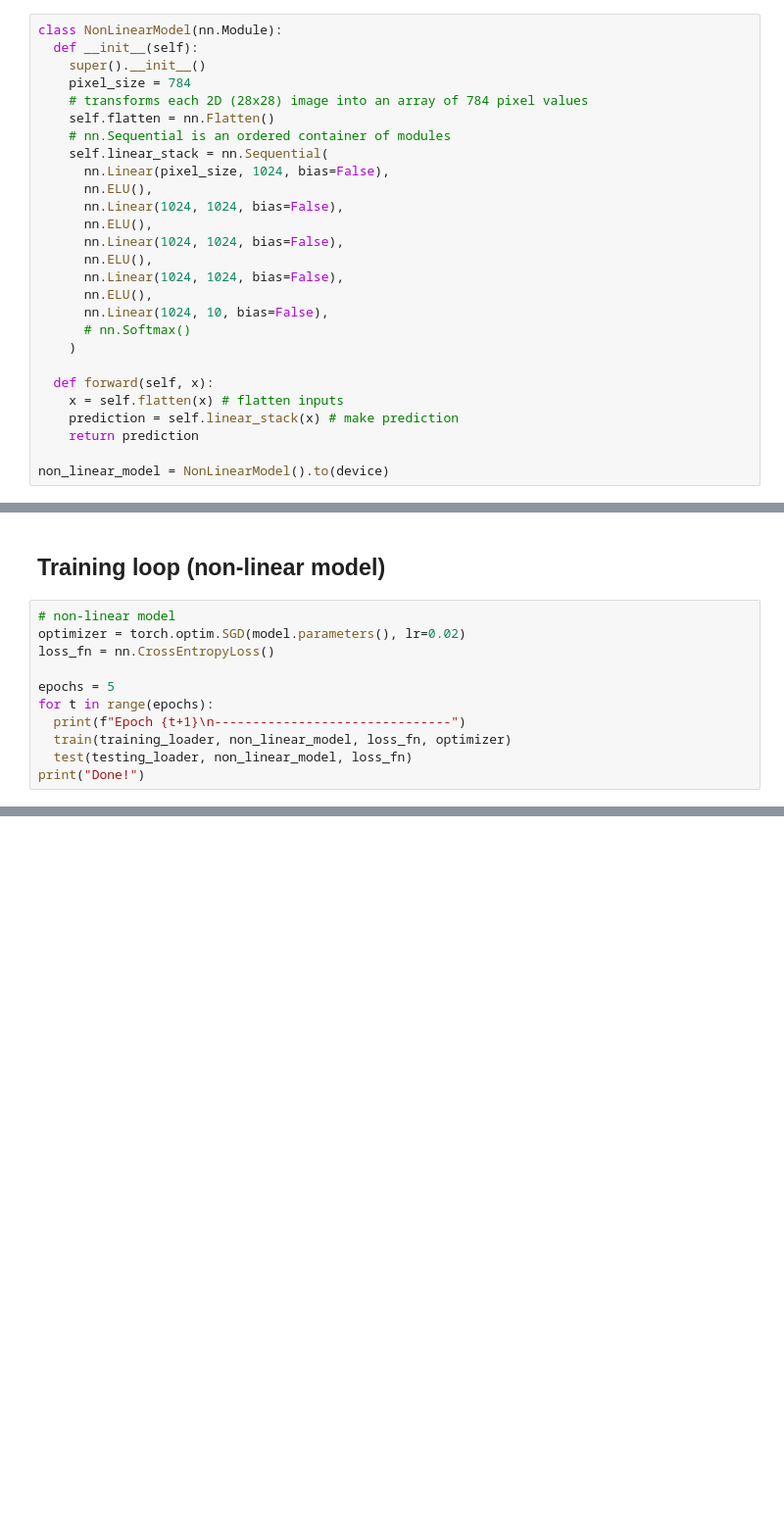
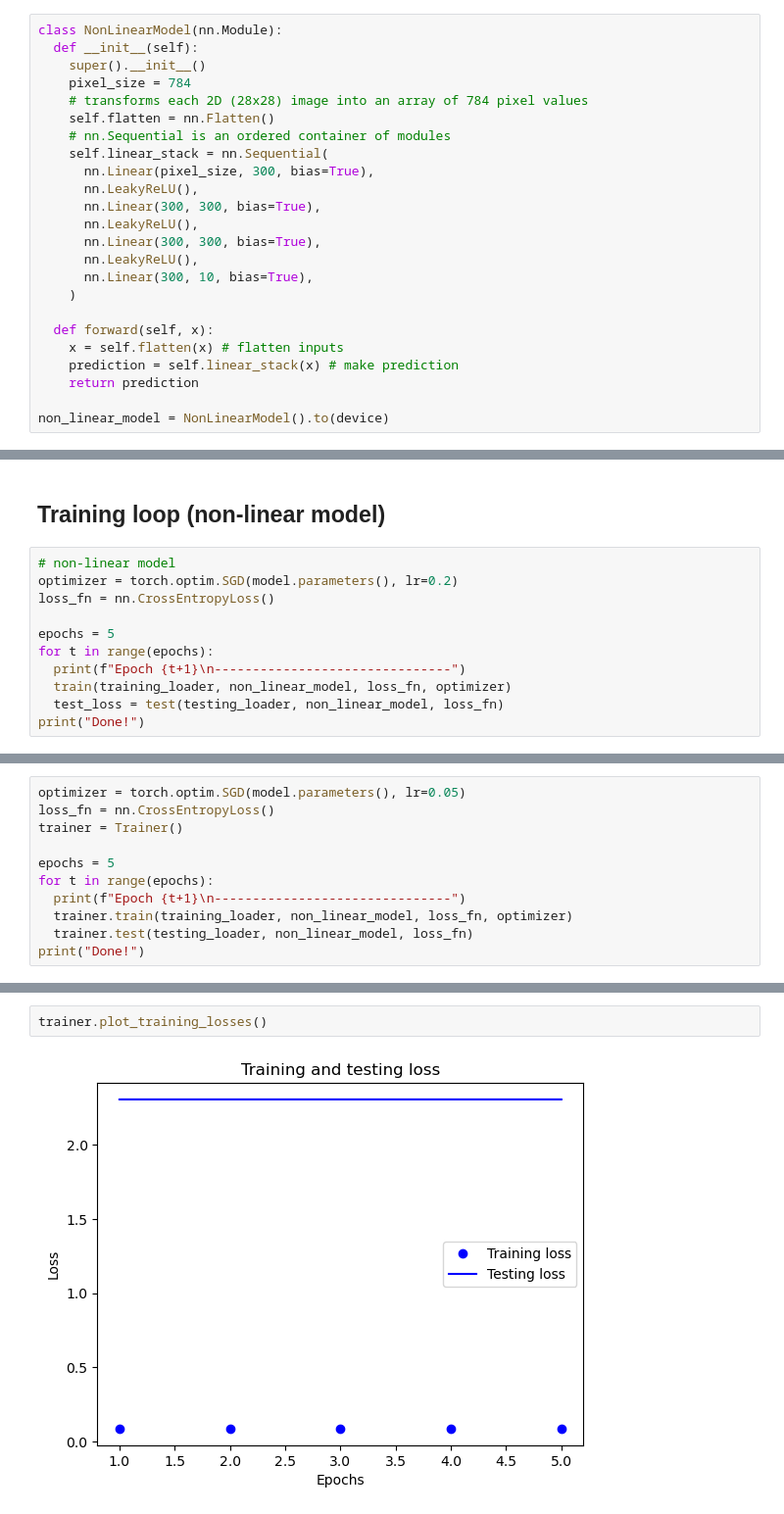
Before and after one commit to XavierVI/MnistClassifier, a Jupyter notebook: mnist_classification.ipynb, the cells around one changed output, grey strips where cells are left out. Shown at 98% size. Cells and saved outputs as stored; diff of their text form; blank space fills up the shorter version.

Commit message:
added Trainer class

```diff
--- a/mnist_classification.ipynb
+++ b/mnist_classification.ipynb
@@ -100,16 +119,13 @@ class NonLinearModel(nn.Module):
     self.flatten = nn.Flatten()
     # nn.Sequential is an ordered container of modules
     self.linear_stack = nn.Sequential(
-      nn.Linear(pixel_size, 1024, bias=False),
-      nn.ELU(),
-      nn.Linear(1024, 1024, bias=False),
-      nn.ELU(),
-      nn.Linear(1024, 1024, bias=False),
-      nn.ELU(),
-      nn.Linear(1024, 1024, bias=False),
-      nn.ELU(),
-      nn.Linear(1024, 10, bias=False),
-      # nn.Softmax()
+      nn.Linear(pixel_size, 300, bias=True),
+      nn.LeakyReLU(),
+      nn.Linear(300, 300, bias=True),
+      nn.LeakyReLU(),
+      nn.Linear(300, 300, bias=True),
+      nn.LeakyReLU(),
+      nn.Linear(300, 10, bias=True),
     )
 
   def forward(self, x):
@@ -213,12 +229,12 @@ Done!
 ## Training loop (non-linear model)
 # %%
 # non-linear model
-optimizer = torch.optim.SGD(model.parameters(), lr=0.02)
+optimizer = torch.optim.SGD(model.parameters(), lr=0.2)
 loss_fn = nn.CrossEntropyLoss()
 
 epochs = 5
 for t in range(epochs):
   print(f"Epoch {t+1}\n-------------------------------")
   train(training_loader, non_linear_model, loss_fn, optimizer)
-  test(testing_loader, non_linear_model, loss_fn)
+  test_loss = test(testing_loader, non_linear_model, loss_fn)
 print("Done!")
@@ -243,0 +241,11 @@ KeyboardInterrupt:
+# %%
+optimizer = torch.optim.SGD(model.parameters(), lr=0.05)
+loss_fn = nn.CrossEntropyLoss()
+trainer = Trainer()
+
+epochs = 5
+for t in range(epochs):
+  print(f"Epoch {t+1}\n-------------------------------")
+  trainer.train(training_loader, non_linear_model, loss_fn, optimizer)
+  trainer.test(testing_loader, non_linear_model, loss_fn)
+print("Done!")
@@ -243,0 +259,4 @@ KeyboardInterrupt:
+# %%
+trainer.plot_training_losses()
+# %% [output]
+[figure, added]
```
Also changed, not shown: parts of 11 cells of this notebook.
